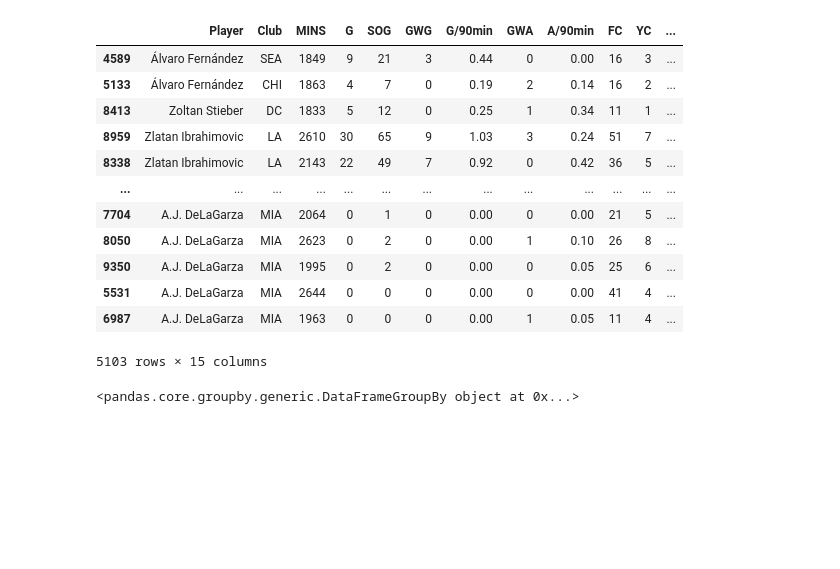
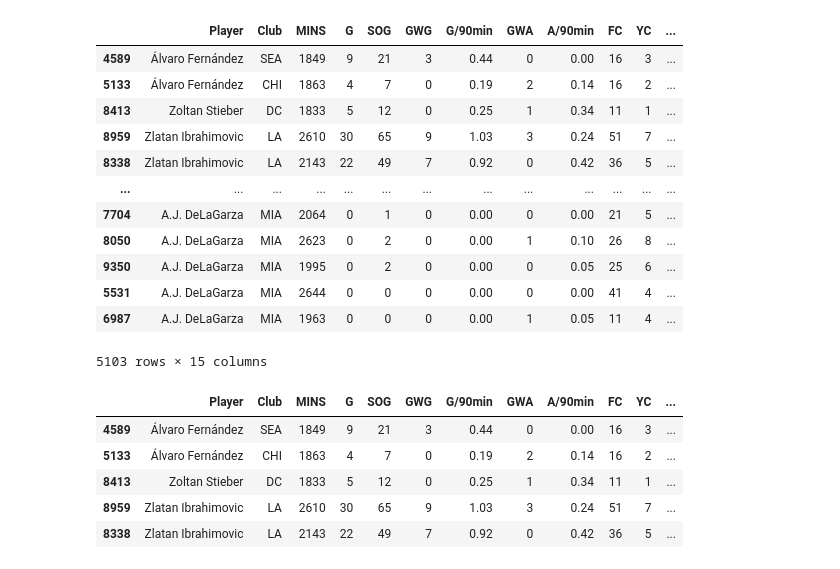
Before and after one commit to soyeonjk/Project1-PODD3, a Jupyter notebook: All Players/All Players Cleaned.ipynb, the cells around one changed output. Saved outputs shown, nothing was run; the diff lists cells and outputs as text; code cells hidden in the pictures; blank space fills up the shorter version.

```diff
--- a/All Players/All Players Cleaned.ipynb
+++ b/All Players/All Players Cleaned.ipynb
@@ -148,9 +148,14 @@ players_bygoals
 | 5531 | A.J. DeLaGarza | MIA | 2644 | 0 | 0 | 0 | 0.00 | 0 | 0.00 | 41 | 4 | ... |
 | 6987 | A.J. DeLaGarza | MIA | 1963 | 0 | 0 | 0 | 0.00 | 1 | 0.05 | 11 | 4 | ... |
 5103 rows × 15 columns
-# %%
-# Using GroupBy in order to separate the data into fields according to "club" values
-grouped_club_df = all_players_clean.groupby(['Club'])
-grouped_club_df
-# %% [output]
-<pandas.core.groupby.generic.DataFrameGroupBy object at 0x...>
+# %%
+# Reorganizing the columns using double brackets
+players_organized = all_players_cleaned.sort_values(by = ["Player","Club","G","SOG", "GWG"], ascending = False)
+players_organized.head()
+# %% [output]
+|  | Player | Club | MINS | G | SOG | GWG | G/90min | GWA | A/90min | FC | YC | ... |
+| 4589 | Álvaro Fernández | SEA | 1849 | 9 | 21 | 3 | 0.44 | 0 | 0.00 | 16 | 3 | ... |
+| 5133 | Álvaro Fernández | CHI | 1863 | 4 | 7 | 0 | 0.19 | 2 | 0.14 | 16 | 2 | ... |
+| 8413 | Zoltan Stieber | DC | 1833 | 5 | 12 | 0 | 0.25 | 1 | 0.34 | 11 | 1 | ... |
+| 8959 | Zlatan Ibrahimovic | LA | 2610 | 30 | 65 | 9 | 1.03 | 3 | 0.24 | 51 | 7 | ... |
+| 8338 | Zlatan Ibrahimovic | LA | 2143 | 22 | 49 | 7 | 0.92 | 0 | 0.42 | 36 | 5 | ... |
```
Also changed, not shown: parts of 3 cells of this notebook.
